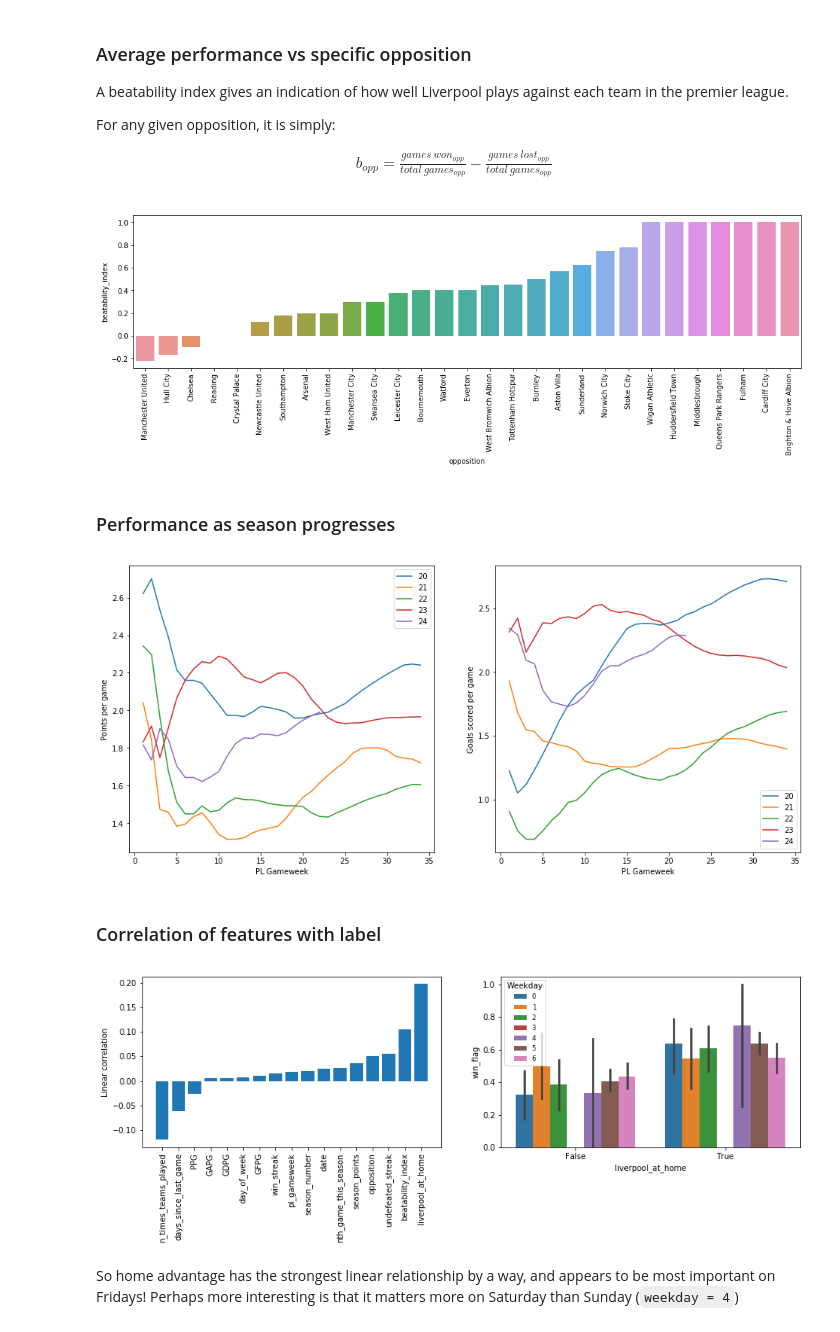
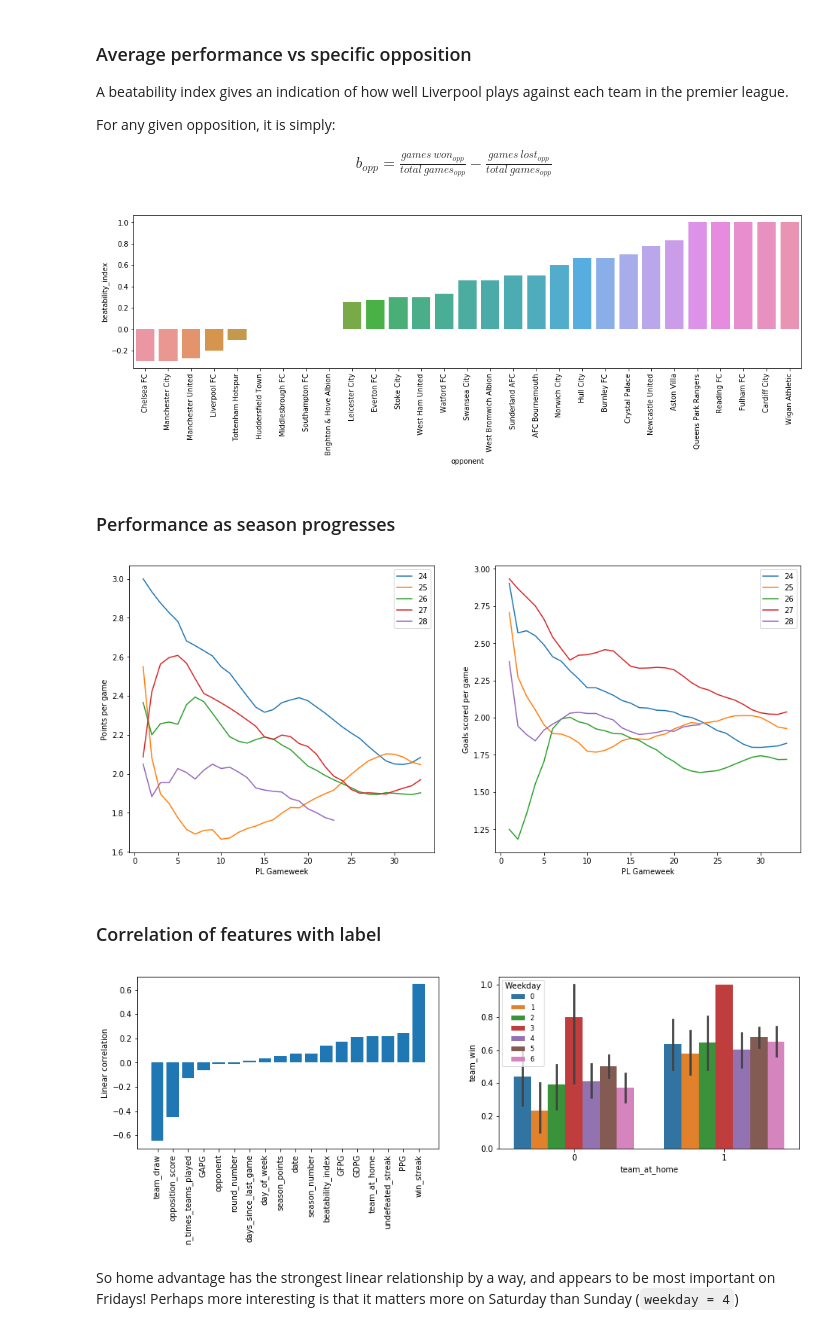
Before and after one commit to shep312/liverpool-predictions, a Jupyter notebook: gbm_main.ipynb, the cells around one changed output. Cells and saved outputs as stored; diff of their text form; code cells hidden in the pictures.

```diff
--- a/gbm_main.ipynb
+++ b/gbm_main.ipynb
@@ -16,8 +16,8 @@ Attempt to build a model to predict the result of a liverpool game
 
 Currently only interested in the Premier League, so limit the data to that for now
 # %%
-file_path = os.path.join('data', 'training_data', 'liverpool_fixture_history.csv')
+file_path = os.path.join('data', 'training_data', 'world_football_fixture_history.csv')
 df = pd.read_csv(file_path)
-df = df[df['competition'] == 'Premier League']
+df = df[df['competition'].str.contains('Premier League')]
 df.head(5)
 # %% [output]
@@ -96,3 +100,11 @@ df.head()
+# %%
+team = 'arsenal-fc'
+df = df[df['team'].str.contains(team)]
+df.drop(['team'], inplace=True, axis=1)
+
+# Also separate future fixtures
+future_df = df[df['result'] == 3].reset_index(inplace=True, drop=True)
+df = df[df['result'] != 3]
 # %% [markdown]
 
 
@@ -107,13 +119,14 @@ b_{opp} = \frac{games\ won_{opp}}{total\ games_{opp}} - \frac{games\ lost_{opp}}
 \end{align}
 # %%
 plt.figure(figsize=[17, 4])
-barplot = sns.barplot(x='opposition',
+beatability_df = processor.beatability_df[processor.beatability_df['team'] == team]
+barplot = sns.barplot(x='opponent',
                       y='beatability_index',
-                      data=processor.beatability_df.sort_values(by='beatability_index'))
+                      data=beatability_df.sort_values(by='beatability_index'))
 for label in barplot.get_xticklabels():
     label.set_rotation(90)
 # %% [output]
-[figure, old version]
+[figure, new version]
 # %% [markdown]
 ### Performance as season progresses
 # %%
@@ -123,8 +136,8 @@ fig, axs = plt.subplots(nrows=1, ncols=2, figsize=[16,7])
 
 for season in range(df['season_number'].max()+1 - seasons_to_plot, df['season_number'].max()+1):
     season_df = df[df['season_number'] == season]
-    axs[0].plot(season_df['pl_gameweek'], season_df['PPG'].rolling(5).mean(), label=season)
-    axs[1].plot(season_df['pl_gameweek'], season_df['GFPG'].rolling(5).mean(), label=season)
+    axs[0].plot(season_df['round_number'], season_df['PPG'].rolling(5).mean(), label=season)
+    axs[1].plot(season_df['round_number'], season_df['GFPG'].rolling(5).mean(), label=season)
 
 axs[0].set_ylabel('Points per game')
 axs[1].set_ylabel('Goals scored per game')
@@ -134,31 +147,31 @@ for ax in axs:
 
 plt.show()
 # %% [output]
-[figure, old version]
+[figure, new version]
 # %% [markdown]
 ### Correlation of features with label
 # %%
 # Calculate correlation matrix then extract the correlations with respect to the win flag
 corr_mat = df.corr()
-correlation_with_win = corr_mat['win_flag']
+correlation_with_win = corr_mat['team_win']
 correlation_with_win = correlation_with_win[~np.isin(correlation_with_win.index.values,
-                                                     ['win_flag', 'result', 'loss_flag',
-                                                     'liverpool_score', 'opposition_score'])]
+                                                     ['team_win', 'result', 'team_loss',
+                                                     'team_score', 'opponent_score'])]
 correlation_with_win.sort_values(inplace=True)
 
 # Plot these correlations
 fig, ax = plt.subplots(nrows=1, ncols=2, figsize=[15,4])
 ax[0].bar(np.arange(len(correlation_with_win)), correlation_with_win)
 ax[0].set_xticks(np.arange(len(correlation_with_win)))
 ax[0].set_xticklabels(correlation_with_win.index.values, rotation=90)
 ax[0].set_ylabel('Linear correlation')
 
 # Plot a bar chart to see how home advantage and day of week affect the win rate
-sns.barplot(data=df, x='liverpool_at_home', y='win_flag', hue='day_of_week', ax=ax[1])
+sns.barplot(data=df, x='team_at_home', y='team_win', hue='day_of_week', ax=ax[1])
 ax[1].legend(loc=2, title='Weekday', fontsize='small')
 plt.show()
 # %% [output]
-[figure, old version]
+[figure, new version]
 # %% [markdown]
 So home advantage has the strongest linear relationship by a way, and appears to be most important on Fridays! Perhaps more interesting is that it matters more on Saturday than Sunday (`weekday = 4`)
 # %% [markdown]
```
Also changed, not shown: parts of 26 cells of this notebook, 5 other files.
